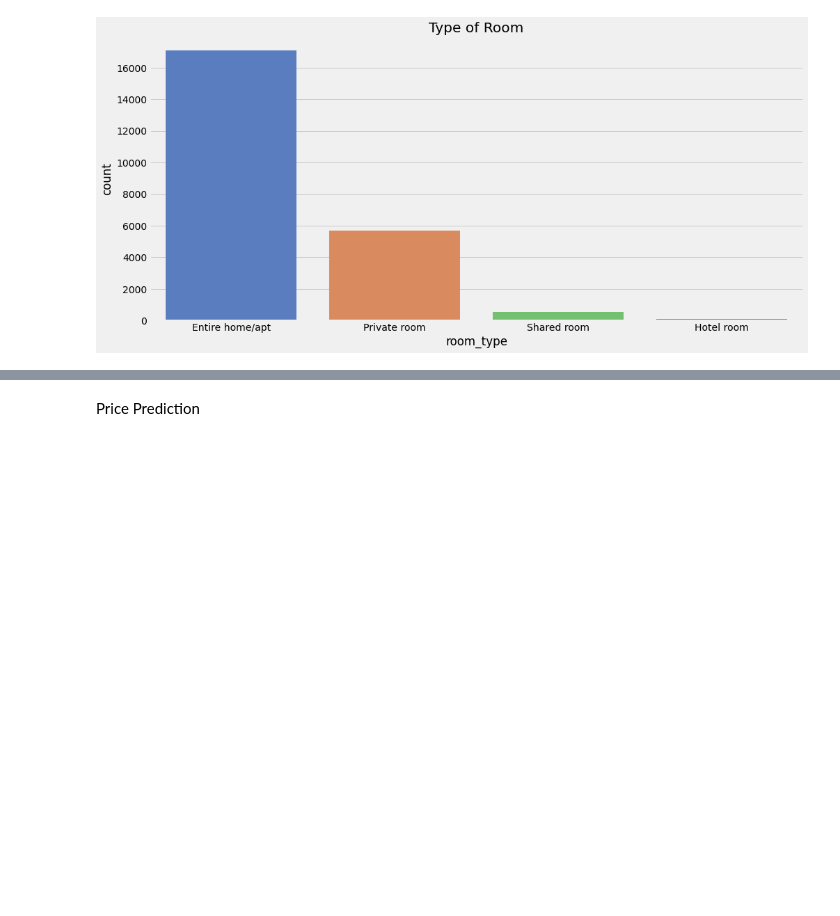
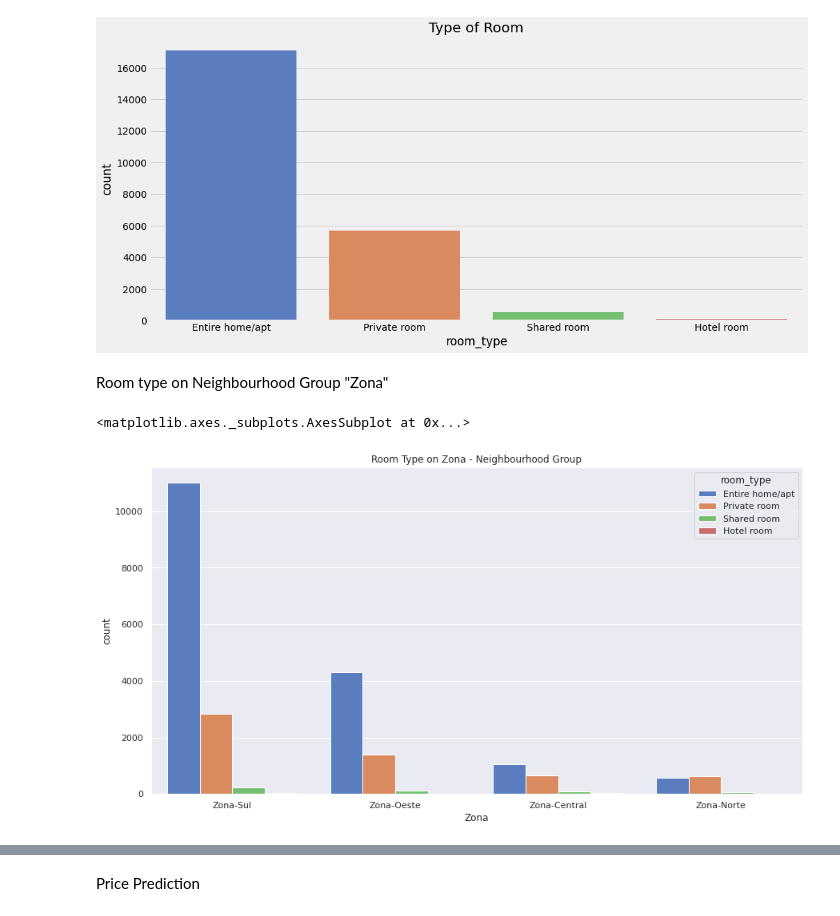
Before and after one commit to vinidias/Analyzing_Aibnb_Data_Rio, a Jupyter notebook: EDA_RJ_Airbnb.ipynb, the cells around one changed output, grey strips where cells are left out. Saved outputs shown, nothing was run; the diff lists cells and outputs as text; code cells hidden in the pictures; blank space fills up the shorter version.

```diff
--- a/EDA_RJ_Airbnb.ipynb
+++ b/EDA_RJ_Airbnb.ipynb
@@ -128,3 +323,14 @@ fig = plt.gcf()
 plt.show()
 # %% [output]
 [figure]
+# %% [markdown]
+Room type on Neighbourhood Group "Zona"
+# %%
+plt.figure(figsize=(13,7))
+
+plt.title("Room Type on Zona - Neighbourhood Group")
+
+sns.countplot(rj_df.Zona,hue=rj_df.room_type,palette="muted")
+# %% [output]
+<matplotlib.axes._subplots.AxesSubplot at 0x...>
+[figure, added]
```
Also changed, not shown: parts of 12 cells of this notebook.
